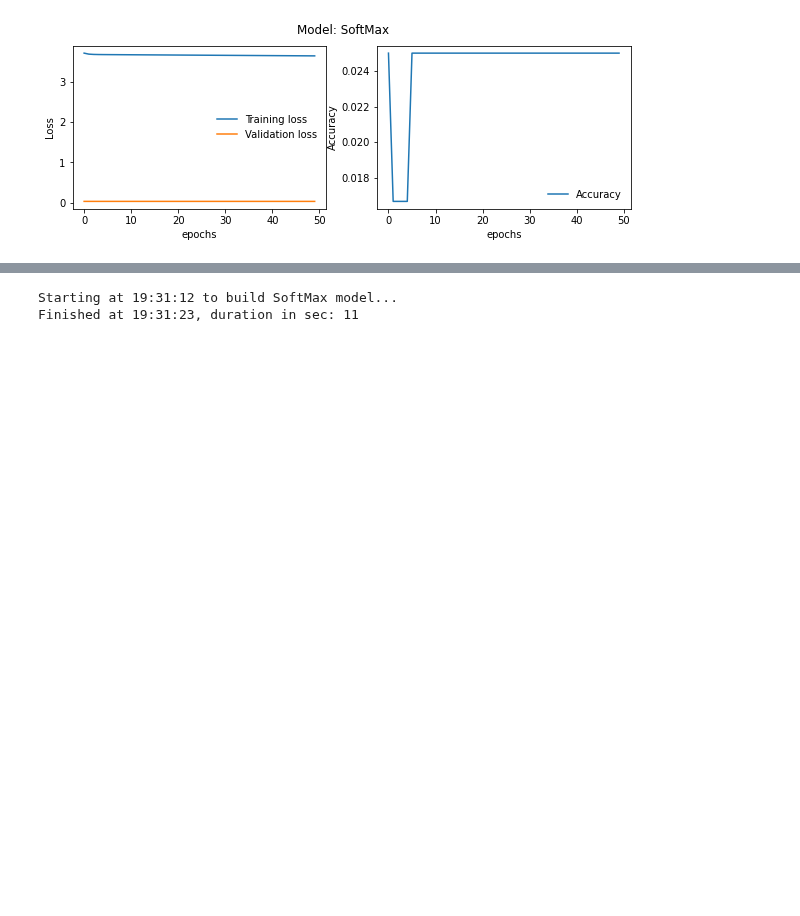
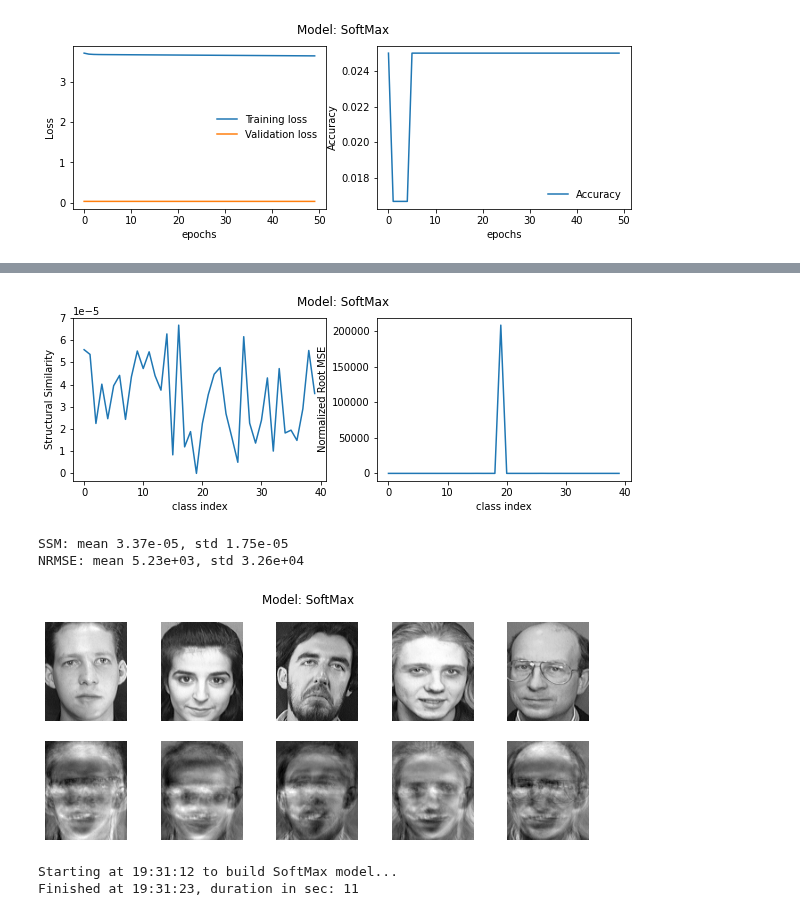
Before and after one commit to omgwenxx/machine_learning, a Jupyter notebook: assignment3/app/template.ipynb, the cells around one changed output, grey strips where cells are left out. Saved outputs shown, nothing was run; the diff lists cells and outputs as text; code cells hidden in the pictures; blank space fills up the shorter version.

```diff
--- a/assignment3/app/template.ipynb
+++ b/assignment3/app/template.ipynb
@@ -94,3 +94,6 @@ epoch: 49
 epoch: 50
 Finished at 19:49:36, duration in sec: 1079
 [figure]
+# %%
+invert(DAESoftMax(), lrMod=0.001, lrInv=0.001, nStep=50, plot=True)
+# %% [output]
@@ -97,3 +102,7 @@ Finished at 19:49:36, duration in sec: 1079
+[figure, added]
+SSM: mean 3.37e-05, std 1.75e-05
+NRMSE: mean 5.23e+03, std 3.26e+04
+[figure, added]
 # %%
 buildModel(SoftMax(), lRate=0.01, epochs=30, plot=True)
 # %% [output]
```
Also changed, not shown: parts of 8 cells of this notebook, 3 other files.
